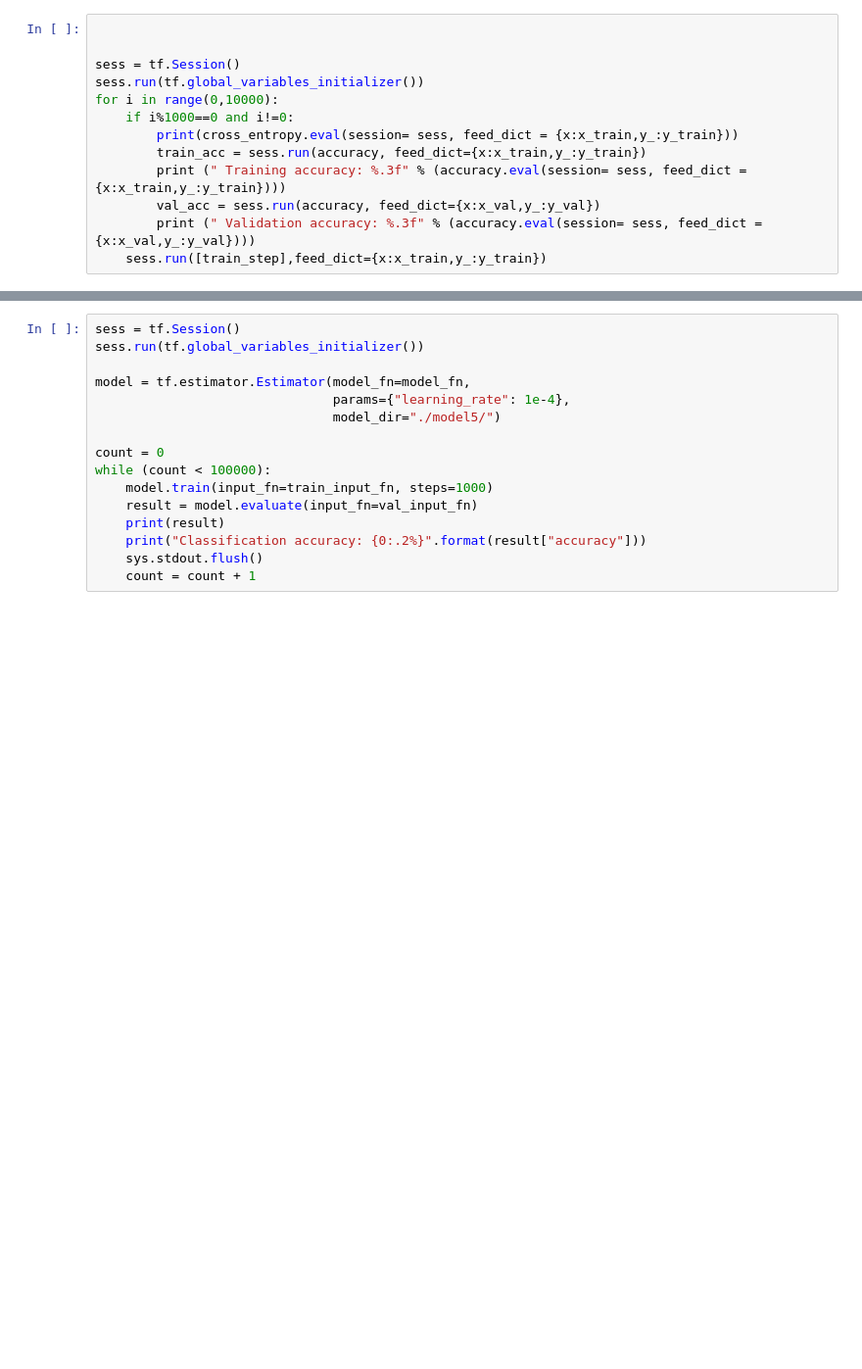
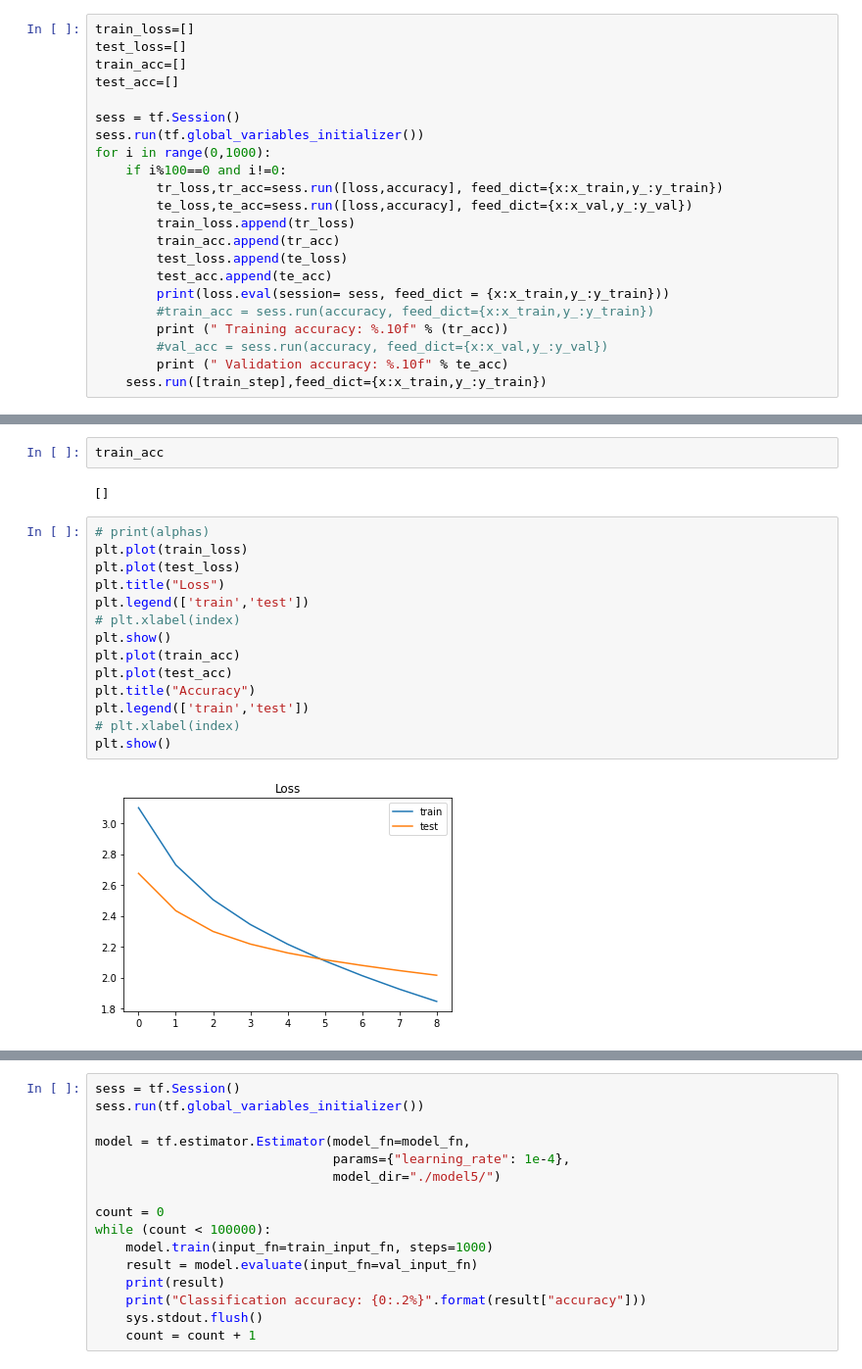
Before and after one commit to TalSomech/Dogs_vs_Wolves, a Jupyter notebook: neuralnetwork.ipynb, the cells around one changed output, grey strips where cells are left out. Shown: that part at 98% size. Cells and saved outputs as stored; diff of their text form; blank space fills up the shorter version.

```diff
--- a/neuralnetwork.ipynb
+++ b/neuralnetwork.ipynb
@@ -83,13 +87,22 @@ accuracy = tf.reduce_mean(tf.cast(correct_prediction, tf.float32))
 # %%
-
+train_loss=[]
+test_loss=[]
+train_acc=[]
+test_acc=[]
 
 sess = tf.Session()
 sess.run(tf.global_variables_initializer())
-for i in range(0,10000):
-    if i%1000==0 and i!=0:
-        print(cross_entropy.eval(session= sess, feed_dict = {x:x_train,y_:y_train}))
-        train_acc = sess.run(accuracy, feed_dict={x:x_train,y_:y_train})
-        print (" Training accuracy: %.3f" % (accuracy.eval(session= sess, feed_dict = {x:x_train,y_:y_train})))
-        val_acc = sess.run(accuracy, feed_dict={x:x_val,y_:y_val})
-        print (" Validation accuracy: %.3f" % (accuracy.eval(session= sess, feed_dict = {x:x_val,y_:y_val})))
+for i in range(0,1000):
+    if i%100==0 and i!=0:
+        tr_loss,tr_acc=sess.run([loss,accuracy], feed_dict={x:x_train,y_:y_train})
+        te_loss,te_acc=sess.run([loss,accuracy], feed_dict={x:x_val,y_:y_val})
+        train_loss.append(tr_loss)
+        train_acc.append(tr_acc)
+        test_loss.append(te_loss)
+        test_acc.append(te_acc)
+        print(loss.eval(session= sess, feed_dict = {x:x_train,y_:y_train}))
+        #train_acc = sess.run(accuracy, feed_dict={x:x_train,y_:y_train})
+        print (" Training accuracy: %.10f" % (tr_acc))
+        #val_acc = sess.run(accuracy, feed_dict={x:x_val,y_:y_val})
+        print (" Validation accuracy: %.10f" % te_acc)
     sess.run([train_step],feed_dict={x:x_train,y_:y_train})
@@ -115,0 +109,20 @@ TypeError: 'DatasetV1Adapter' object is not subscriptable
+# %%
+train_acc
+# %% [output]
+[]
+# %%
+# print(alphas)
+plt.plot(train_loss)
+plt.plot(test_loss)
+plt.title("Loss")
+plt.legend(['train','test'])
+# plt.xlabel(index)
+plt.show()
+plt.plot(train_acc)
+plt.plot(test_acc)
+plt.title("Accuracy")
+plt.legend(['train','test'])
+# plt.xlabel(index)
+plt.show()
+# %% [output]
+[figure, added]
```
Also changed, not shown: parts of 8 cells of this notebook.
